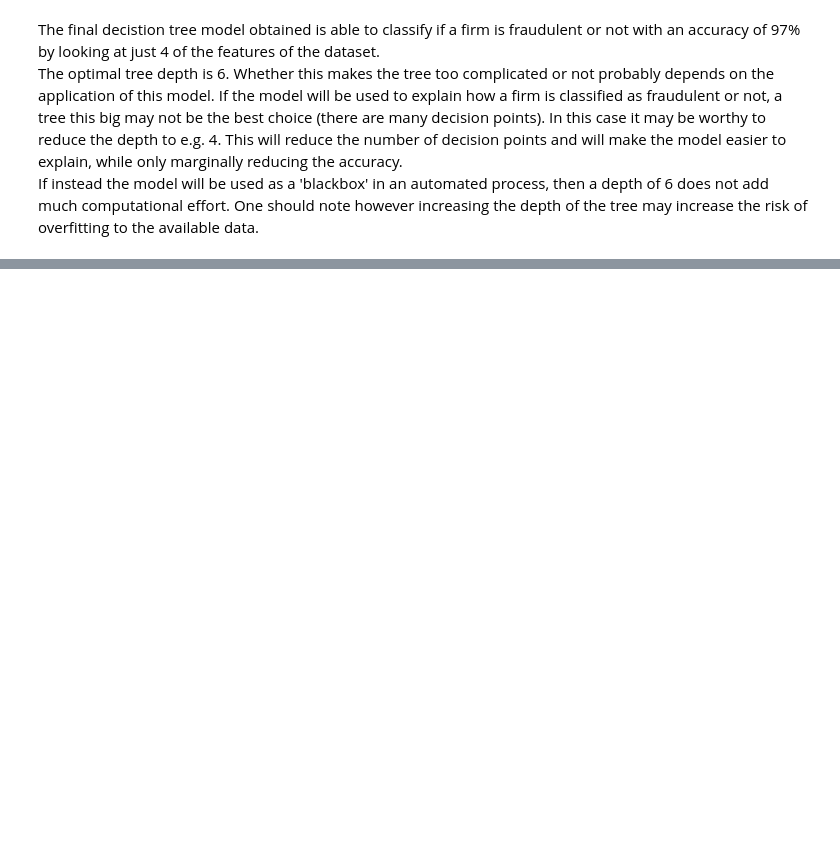
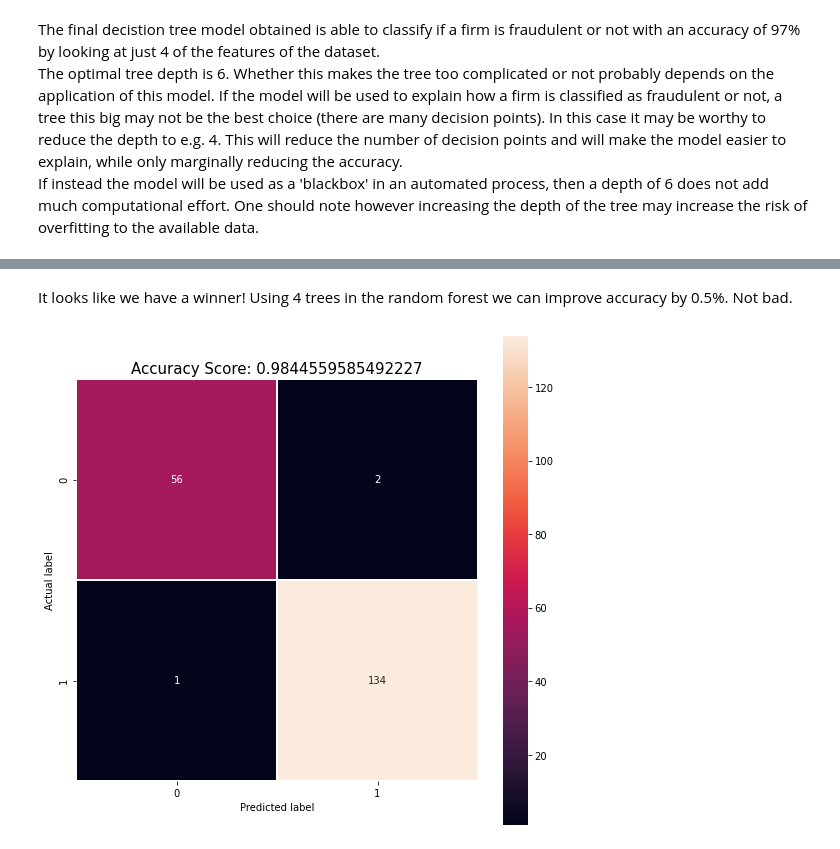
Before and after one commit to classifyML/machine-learning, a Jupyter notebook: Fraud Detection/FraudDetection.ipynb, the cells around one changed output, grey strips where cells are left out. Cells and saved outputs as stored; diff of their text form; code cells hidden in the pictures; blank space fills up the shorter version.

```diff
--- a/Fraud Detection/FraudDetection.ipynb
+++ b/Fraud Detection/FraudDetection.ipynb
@@ -590,0 +650,19 @@ If instead the model will be used as a 'blackbox' in an automated process, then
+# %% [markdown]
+It looks like we have a winner! Using 4 trees in the random forest we can improve accuracy by 0.5%. Not bad.
+# %%
+clf = RandomForestClassifier(n_estimators = best_n_estimators, random_state=17)
+# Train the model
+clf.fit(X_train, y_train)
+predictions = clf.predict(X_test)
+score= clf.score(X_test, y_test)
+
+#Confusion matrix
+cm = metrics.confusion_matrix(y_test, predictions)
+
+plt.figure(figsize=(9,9))
+sns.heatmap(cm, annot=True, fmt=".0f", linewidths=.5, square = True);
+plt.ylabel('Actual label');
+plt.xlabel('Predicted label');
+plt.title('Accuracy Score: {0}'.format(score), size = 15);
+# %% [output]
+[figure, added]
```
Also changed, not shown: parts of 30 cells of this notebook.
